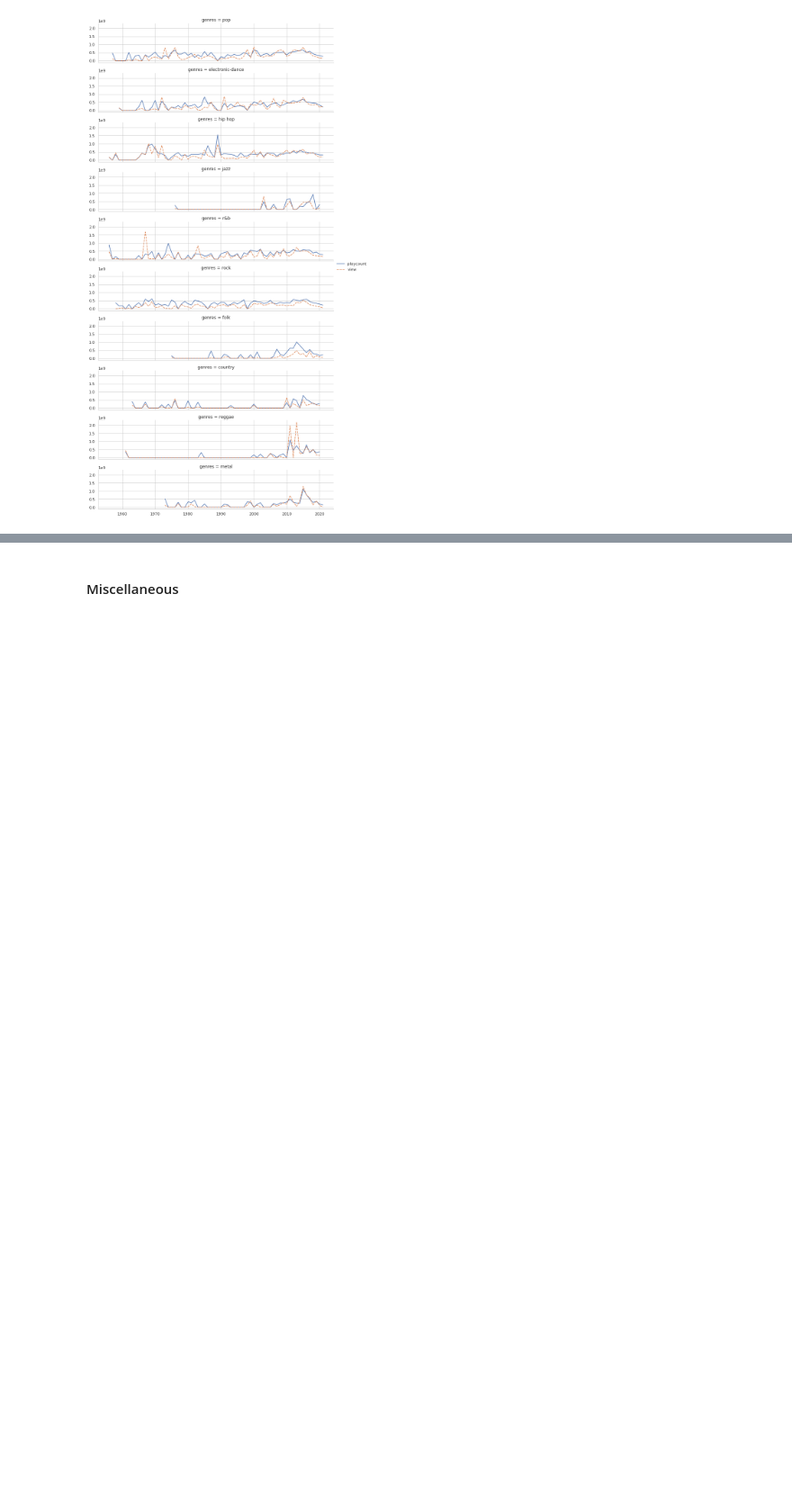
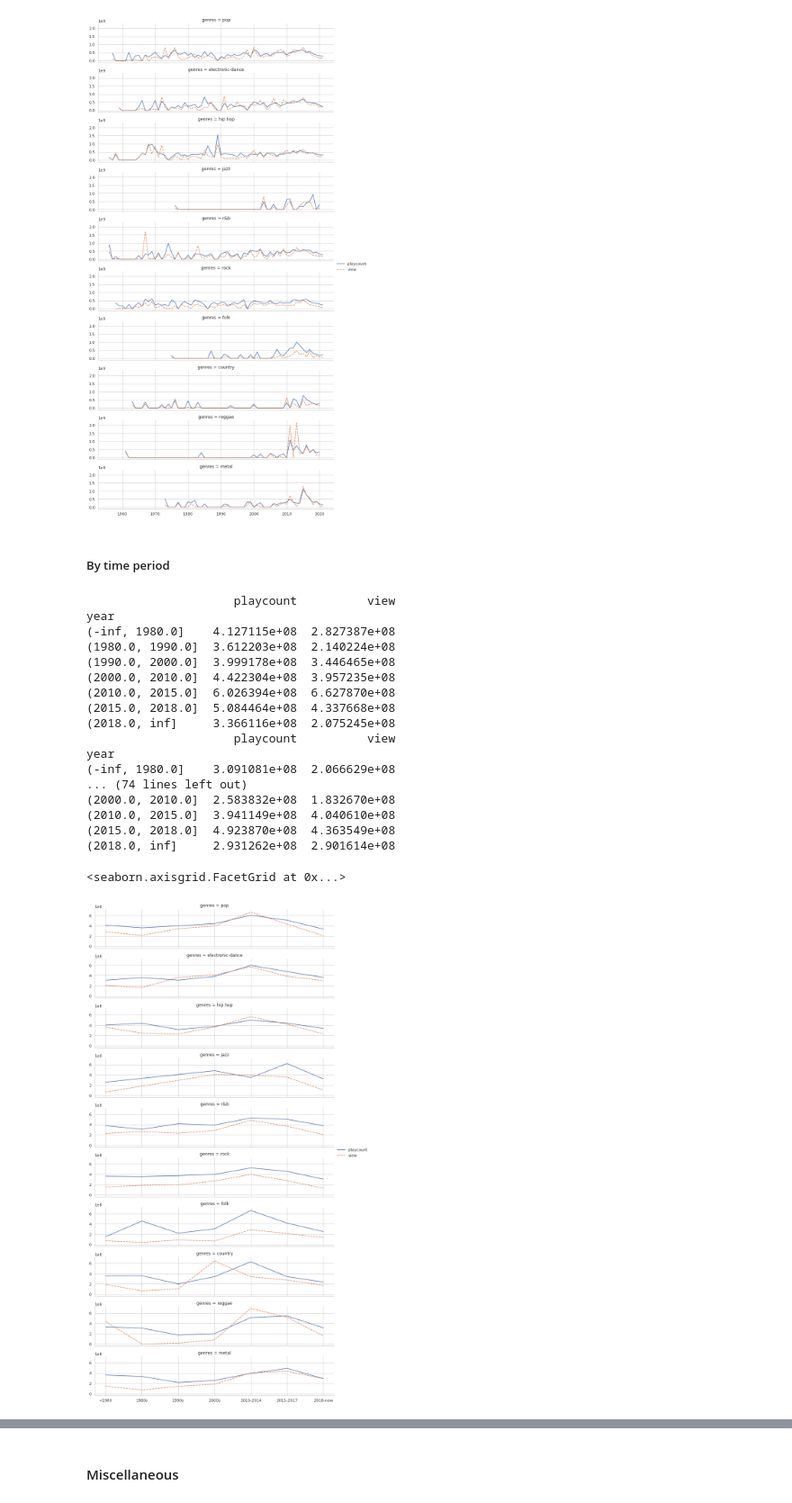
Before and after one commit to vietcheems/Music-Popularity-Analysis, a Jupyter notebook: Analysis/analysis.ipynb, the cells around one changed output, grey strips where cells are left out. Shown at 90% size. Saved outputs shown, nothing was run; the diff lists cells and outputs as text; code cells hidden in the pictures; blank space fills up the shorter version.

```diff
--- a/Analysis/analysis.ipynb
+++ b/Analysis/analysis.ipynb
@@ -689,3 +685,29 @@ g.add_legend()
 # %% [output]
 <seaborn.axisgrid.FacetGrid at 0x...>
 [figure]
+# %% [markdown]
+##### By time period
+# %%
+g = sns.FacetGrid(df_with_genre, row="genres", aspect=5, height=2)
+g.map_dataframe(plot_popularity_by_eras)
+g.add_legend()
+# %% [output]
+                     playcount          view
+year
+(-inf, 1980.0]    4.127115e+08  2.827387e+08
+(1980.0, 1990.0]  3.612203e+08  2.140224e+08
+(1990.0, 2000.0]  3.999178e+08  3.446465e+08
+(2000.0, 2010.0]  4.422304e+08  3.957235e+08
+(2010.0, 2015.0]  6.026394e+08  6.627870e+08
+(2015.0, 2018.0]  5.084464e+08  4.337668e+08
+(2018.0, inf]     3.366116e+08  2.075245e+08
+                     playcount          view
+year
+(-inf, 1980.0]    3.091081e+08  2.066629e+08
+... (74 lines left out)
+(2000.0, 2010.0]  2.583832e+08  1.832670e+08
+(2010.0, 2015.0]  3.941149e+08  4.040610e+08
+(2015.0, 2018.0]  4.923870e+08  4.363549e+08
+(2018.0, inf]     2.931262e+08  2.901614e+08
+<seaborn.axisgrid.FacetGrid at 0x...>
+[figure, added]
```
Also changed, not shown: parts of 29 cells of this notebook, 7 other files.
